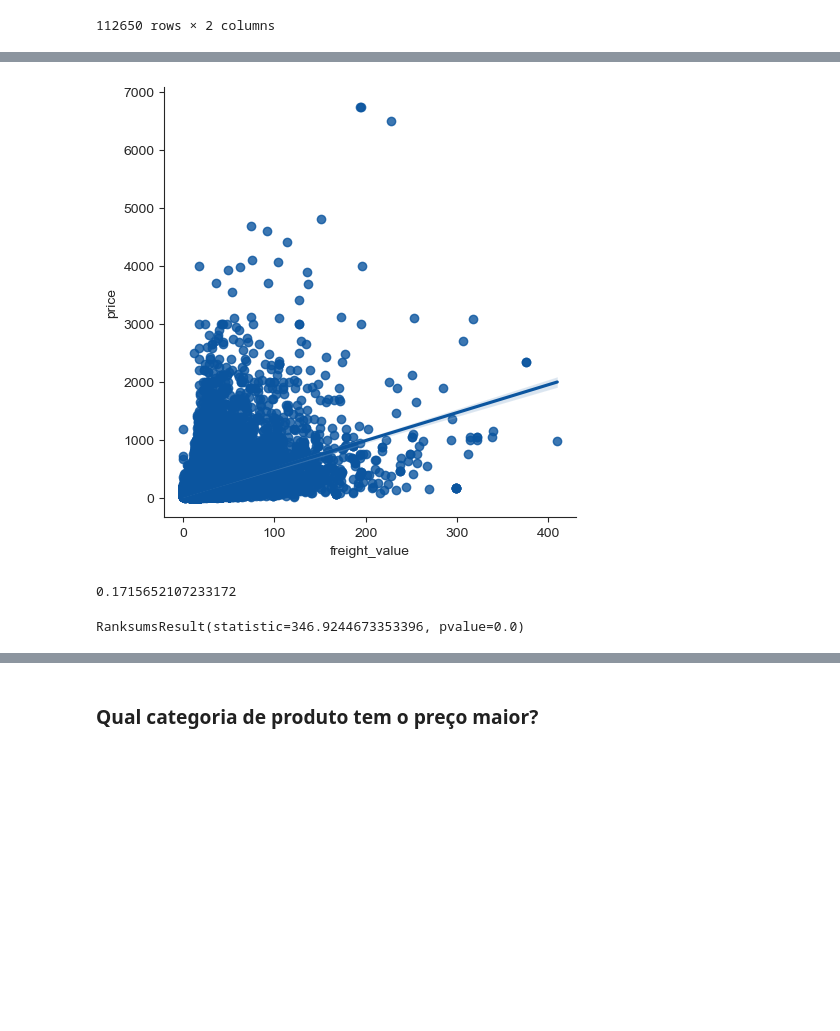
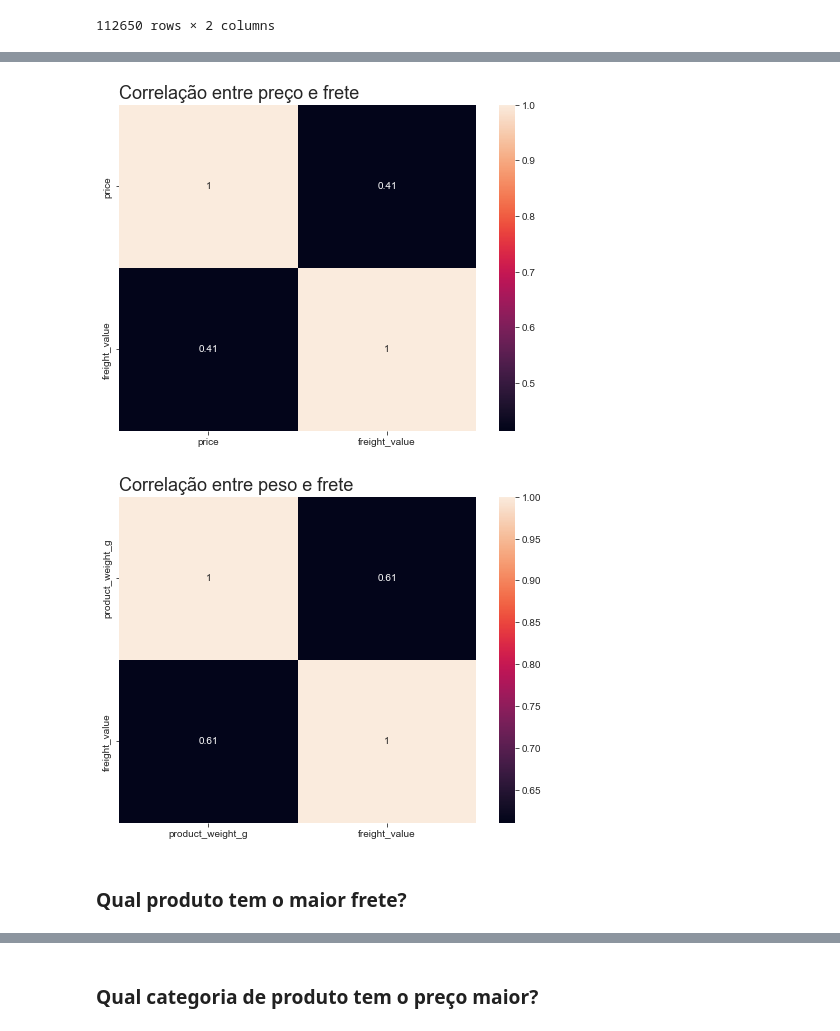
Before and after one commit to Marcus-Bernard0/Data-Science-projects, a Jupyter notebook: 2 - Ecommerce/Projeto.ipynb, the cells around one changed output, grey strips where cells are left out. Drawn from its saved outputs; the diff is of its cells as text; code cells hidden in the pictures; blank space fills up the shorter version.

```diff
--- a/2 - Ecommerce/Projeto.ipynb
+++ b/2 - Ecommerce/Projeto.ipynb
@@ -233,9 +206,0 @@ Notes:
-# %%
-sns.lmplot(x='freight_value', y='price', data=dfOdersItens)
-plt.show()
-# %% [output]
-[figure, removed]
-# %%
-resultado.rsquared
-# %% [output]
-0.1715652107233172
@@ -247,4 +207,10 @@ r = ranksums(price, frete)
-# %%
-r
-# %% [output]
-RanksumsResult(statistic=346.9244673353396, pvalue=0.0)
+# %%
+def cor():
+    plt.figure(figsize = (8,6))
+    ax = sns.heatmap(dfOdersItens[['price', 'freight_value']].corr(), annot=True)
+    ax.set_title('Correlação entre preço e frete', fontsize =18, loc = 'left')
+    plt.show()
+# %%
+cor()
+# %% [output]
+[figure, added]
@@ -250,0 +223,6 @@ RanksumsResult(statistic=346.9244673353396, pvalue=0.0)
+# %%
+weight()
+# %% [output]
+[figure, added]
+# %% [markdown]
+### Qual produto tem o maior frete?
```
Also changed, not shown: parts of 19 cells of this notebook.
